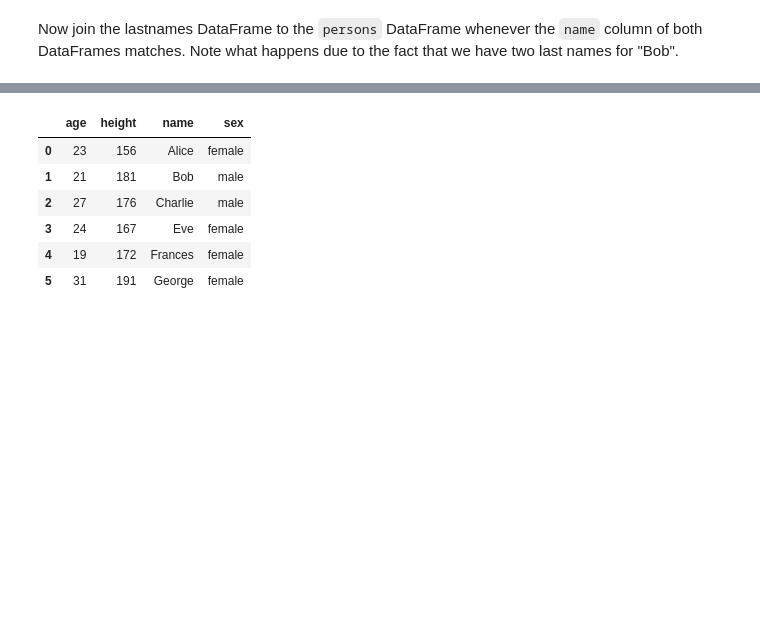
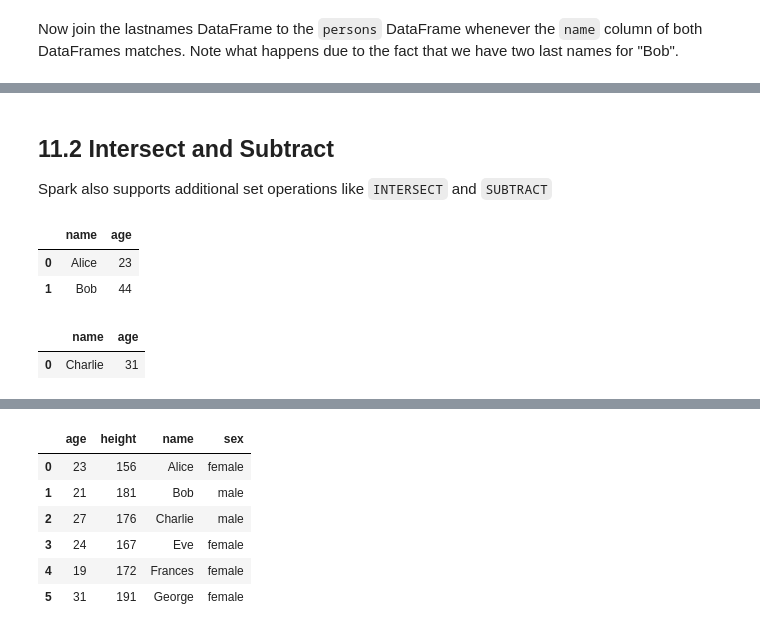
Before and after one commit to dimajix/spark-training, a Jupyter notebook: spark-python/jupyter-pyspark/PySpark DataFrame Full.ipynb, the cells around one changed output, grey strips where cells are left out. Saved outputs shown, nothing was run; the diff lists cells and outputs as text; code cells hidden in the pictures; blank space fills up the shorter version.

```diff
--- a/spark-python/jupyter-pyspark/PySpark DataFrame Full.ipynb
+++ b/spark-python/jupyter-pyspark/PySpark DataFrame Full.ipynb
@@ -634,0 +711,17 @@ Now join the lastnames DataFrame to the `persons` DataFrame whenever the `name`
+# %% [markdown]
+## 11.2 Intersect and Subtract
+
+Spark also supports additional set operations like `INTERSECT` and `SUBTRACT`
+# %%
+result = df1.intersect(df2)
+result.toPandas()
+# %% [output]
+|  | name | age |
+| 0 | Alice | 23 |
+| 1 | Bob | 44 |
+# %%
+result = df1.subtract(df2)
+result.toPandas()
+# %% [output]
+|  | name | age |
+| 0 | Charlie | 31 |
```
Also changed, not shown: parts of 26 cells of this notebook, 2 other files.
